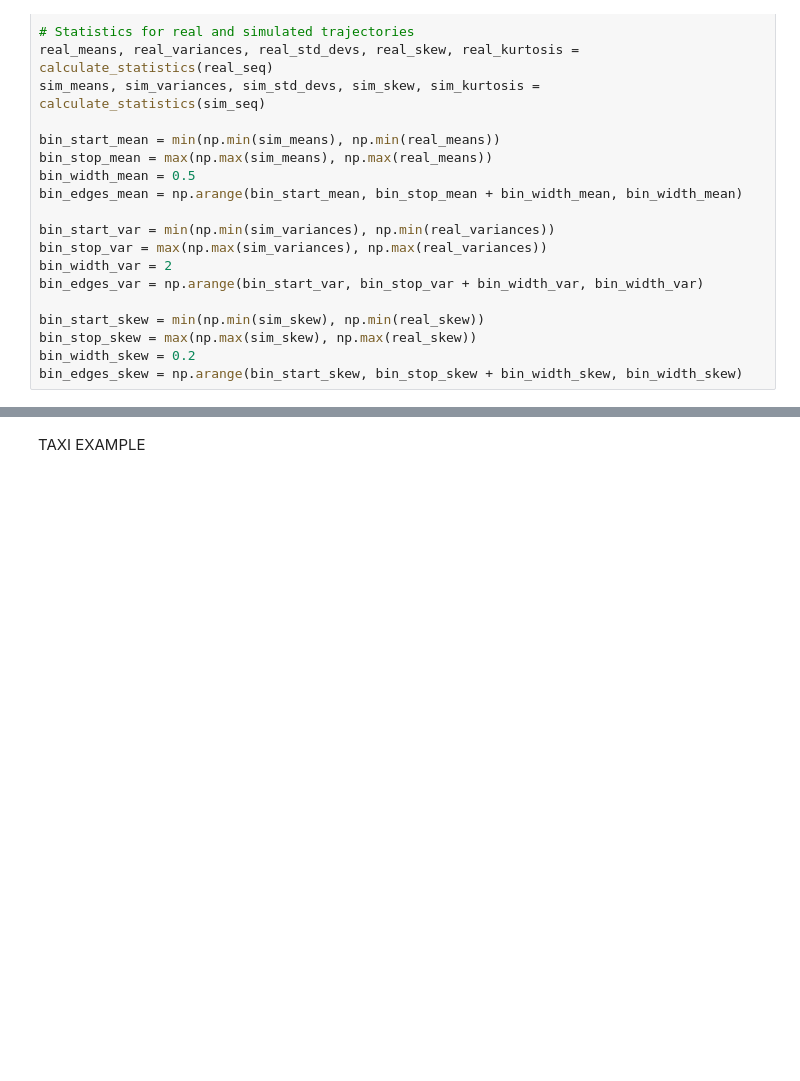
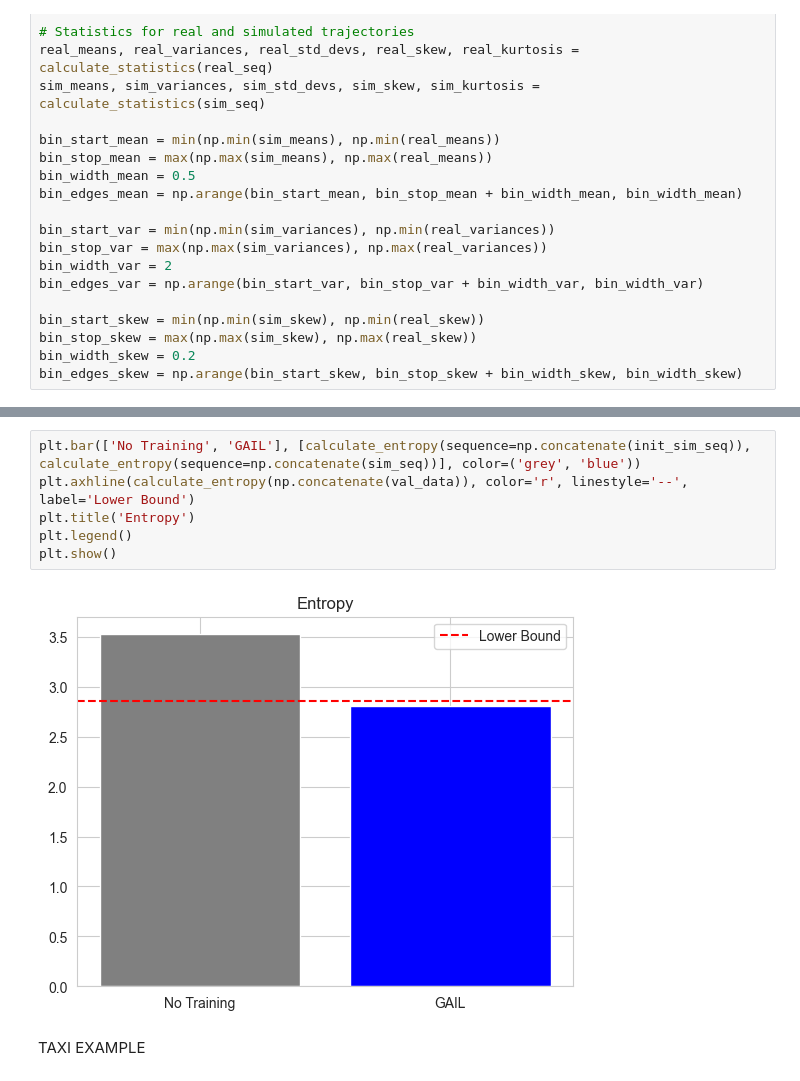
Before and after one commit to FrensiZ/adversial_learning, a Jupyter notebook: adversial_learning.ipynb, the cells around one changed output, grey strips where cells are left out. Drawn from its saved outputs; the diff is of its cells as text; blank space fills up the shorter version.

Commit message:
new file for more sophisticated data

```diff
--- a/adversial_learning.ipynb
+++ b/adversial_learning.ipynb
@@ -885,3 +1063,11 @@ TypeError: unhashable type: 'numpy.ndarray'
+# %%
+plt.bar(['No Training', 'GAIL'], [calculate_entropy(sequence=np.concatenate(init_sim_seq)), calculate_entropy(sequence=np.concatenate(sim_seq))], color=('grey', 'blue'))
+plt.axhline(calculate_entropy(np.concatenate(val_data)), color='r', linestyle='--', label='Lower Bound')
+plt.title('Entropy')
+plt.legend()
+plt.show()
+# %% [output]
+[figure, added]
 # %% [markdown]
 TAXI EXAMPLE
 # %%
```
Also changed, not shown: parts of 11 cells of this notebook, 1 other file.
